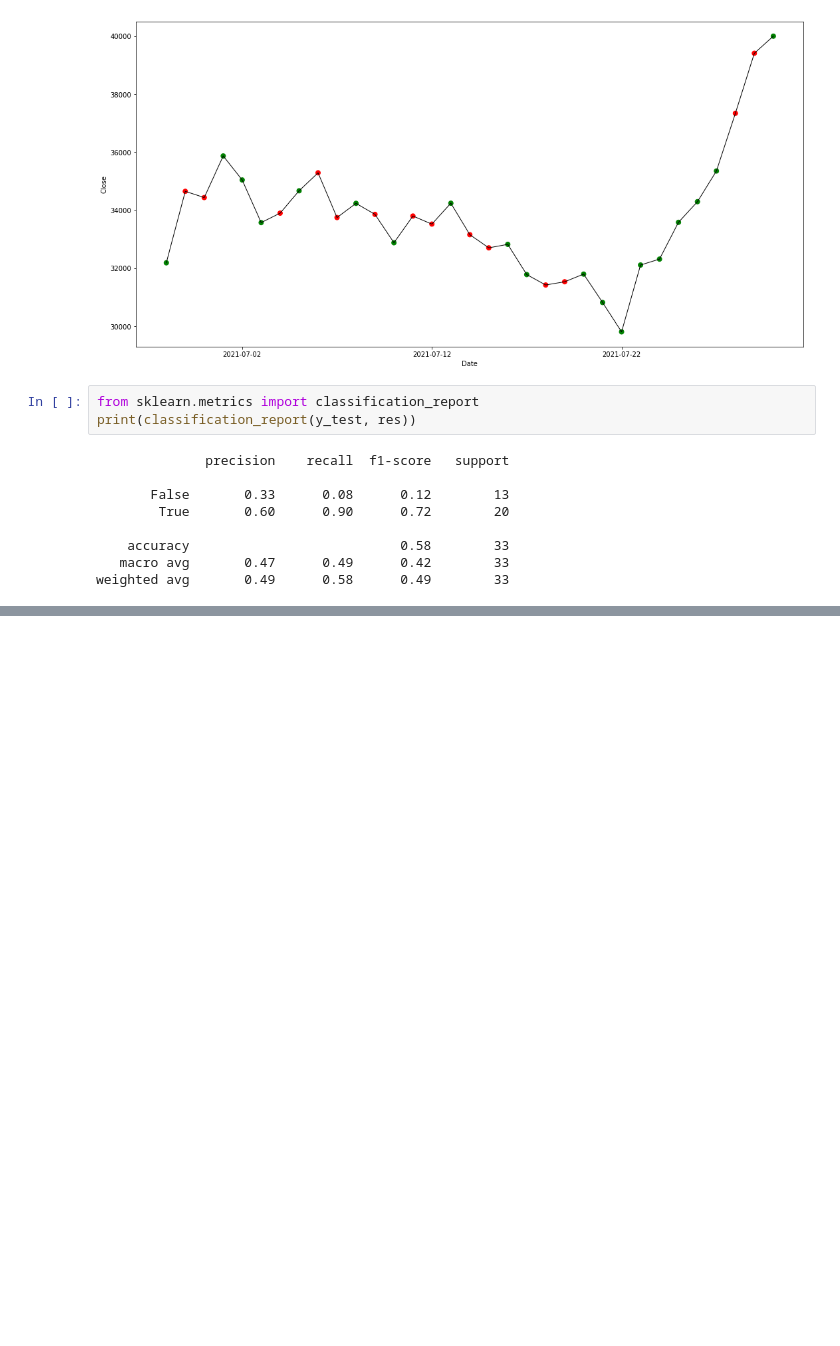
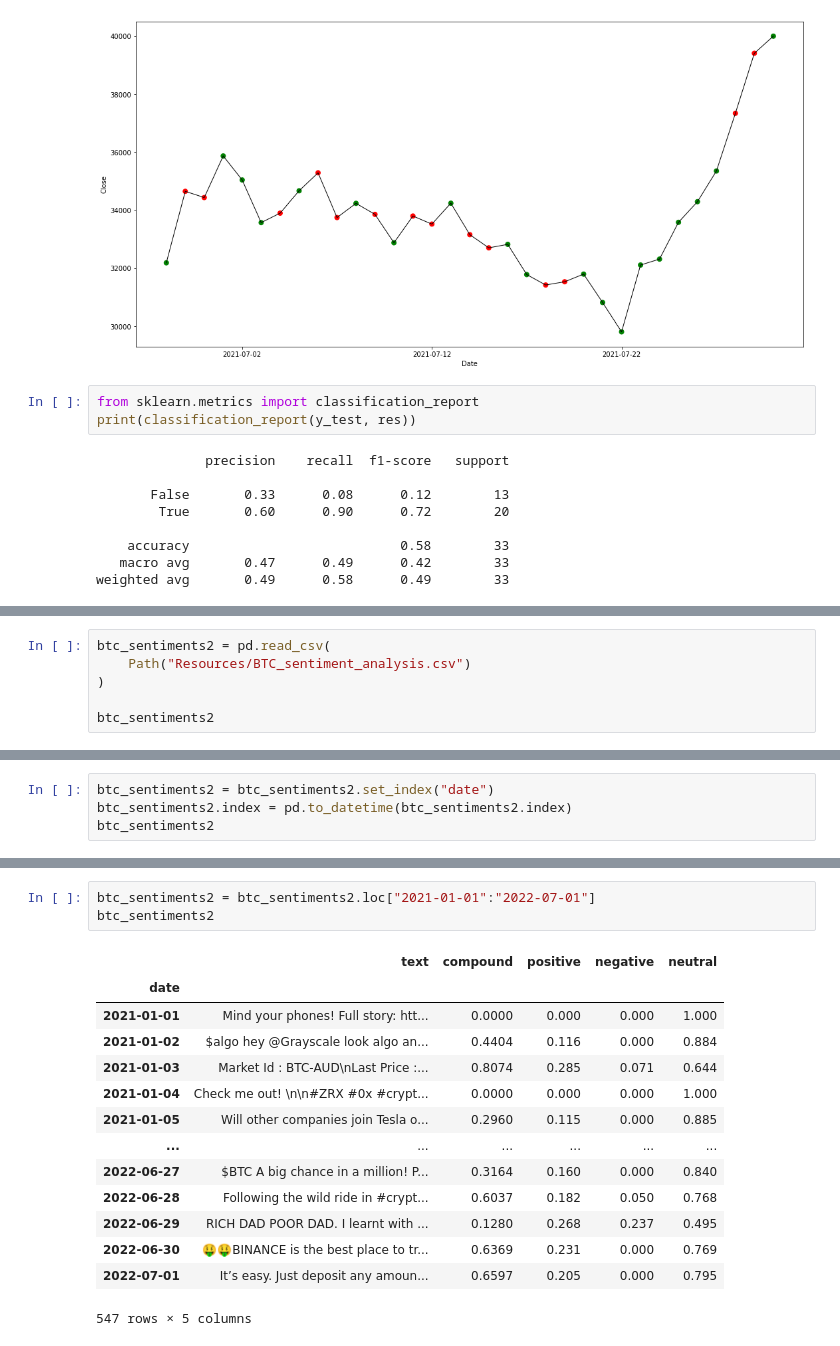
Before and after one commit to DDEEEVV/Project_2, a Jupyter notebook: 3rd_ML_model_using_btc_tweeter.ipynb, the cells around one changed output, grey strips where cells are left out. Drawn from its saved outputs; the diff is of its cells as text; blank space fills up the shorter version.

```diff
--- a/3rd_ML_model_using_btc_tweeter.ipynb
+++ b/3rd_ML_model_using_btc_tweeter.ipynb
@@ -161,0 +174,6 @@ weighted avg       0.49      0.58      0.49        33
+# %%
+btc_sentiments2 = pd.read_csv(
+    Path("Resources/BTC_sentiment_analysis.csv")
+)
+
+btc_sentiments2
@@ -161,0 +194,4 @@ weighted avg       0.49      0.58      0.49        33
+# %%
+btc_sentiments2 = btc_sentiments2.set_index("date")
+btc_sentiments2.index = pd.to_datetime(btc_sentiments2.index)
+btc_sentiments2
@@ -161,0 +213,18 @@ weighted avg       0.49      0.58      0.49        33
+# %%
+btc_sentiments2 = btc_sentiments2.loc["2021-01-01":"2022-07-01"]
+btc_sentiments2
+# %% [output]
+|  | text | compound | positive | negative | neutral |
+| date |  |  |  |  |  |
+| 2021-01-01 | Mind your phones! Full story: htt... | 0.0000 | 0.000 | 0.000 | 1.000 |
+| 2021-01-02 | $algo hey @Grayscale look algo an... | 0.4404 | 0.116 | 0.000 | 0.884 |
+| 2021-01-03 | Market Id : BTC-AUD\nLast Price :... | 0.8074 | 0.285 | 0.071 | 0.644 |
+| 2021-01-04 | Check me out! \n\n#ZRX #0x #crypt... | 0.0000 | 0.000 | 0.000 | 1.000 |
+| 2021-01-05 | Will other companies join Tesla o... | 0.2960 | 0.115 | 0.000 | 0.885 |
+| ... | ... | ... | ... | ... | ... |
+| 2022-06-27 | $BTC A big chance in a million! P... | 0.3164 | 0.160 | 0.000 | 0.840 |
+| 2022-06-28 | Following the wild ride in #crypt... | 0.6037 | 0.182 | 0.050 | 0.768 |
+| 2022-06-29 | RICH DAD POOR DAD. I learnt with ... | 0.1280 | 0.268 | 0.237 | 0.495 |
+| 2022-06-30 | 🤑🤑BINANCE is the best place to tr... | 0.6369 | 0.231 | 0.000 | 0.769 |
+| 2022-07-01 | It’s easy. Just deposit any amoun... | 0.6597 | 0.205 | 0.000 | 0.795 |
+547 rows × 5 columns
```
Also changed, not shown: parts of 13 cells of this notebook, 12 other files.
